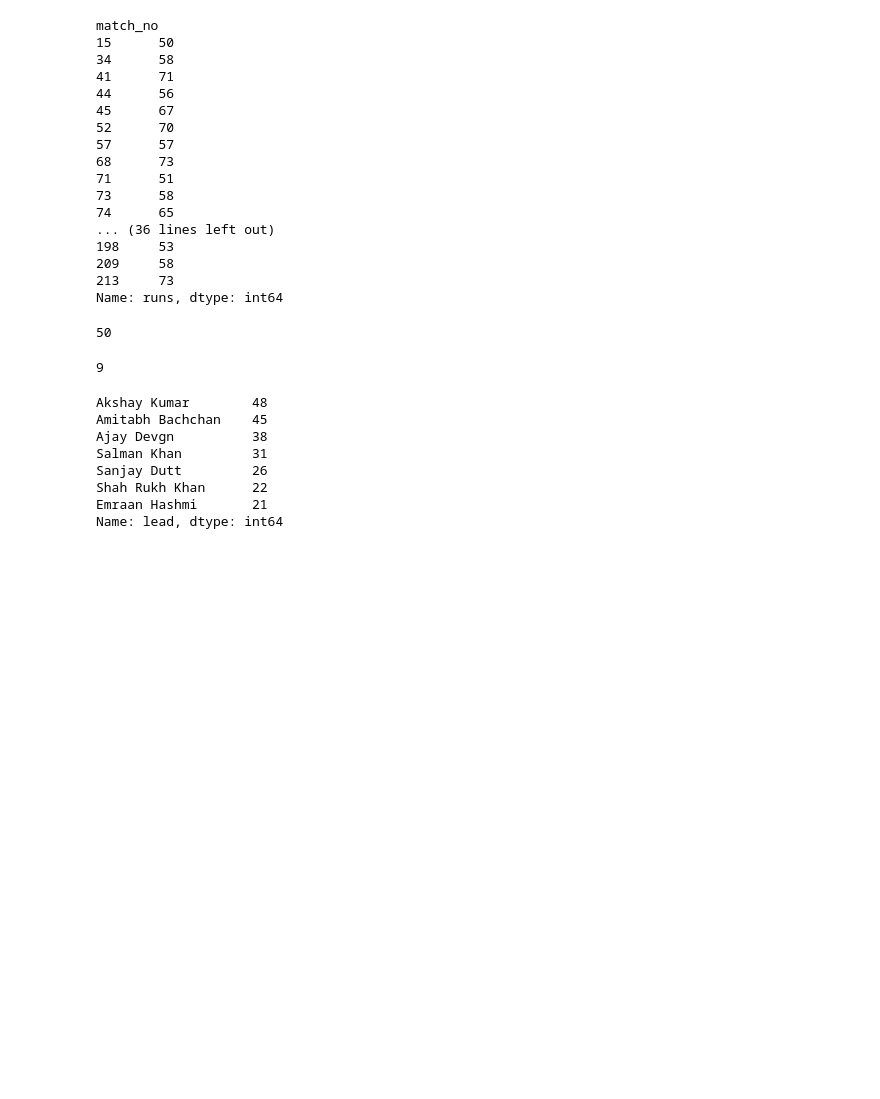
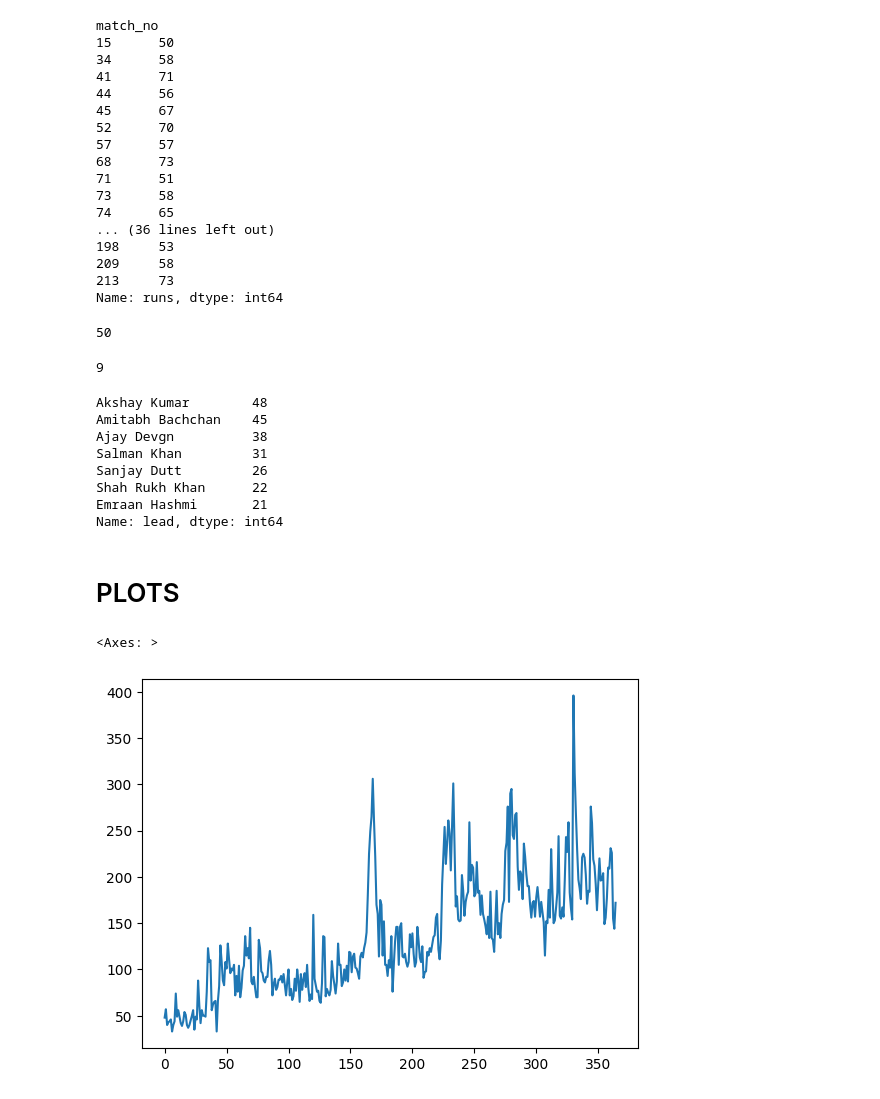
Before and after one commit to birusolankar/Pandas, a Jupyter notebook: Pandas_Series_DataFrame.ipynb, the cells around one changed output. Saved outputs shown, nothing was run; the diff lists cells and outputs as text; code cells hidden in the pictures; blank space fills up the shorter version.

```diff
--- a/Pandas_Series_DataFrame.ipynb
+++ b/Pandas_Series_DataFrame.ipynb
@@ -863,3 +863,10 @@ Sanjay Dutt         26
 Shah Rukh Khan      22
 Emraan Hashmi       21
 Name: lead, dtype: int64
+# %% [markdown]
+# PLOTS
+# %%
+sub.plot(kind='line')
+# %% [output]
+<Axes: >
+[figure, added]
```
Also changed, not shown: parts of 22 cells of this notebook.
